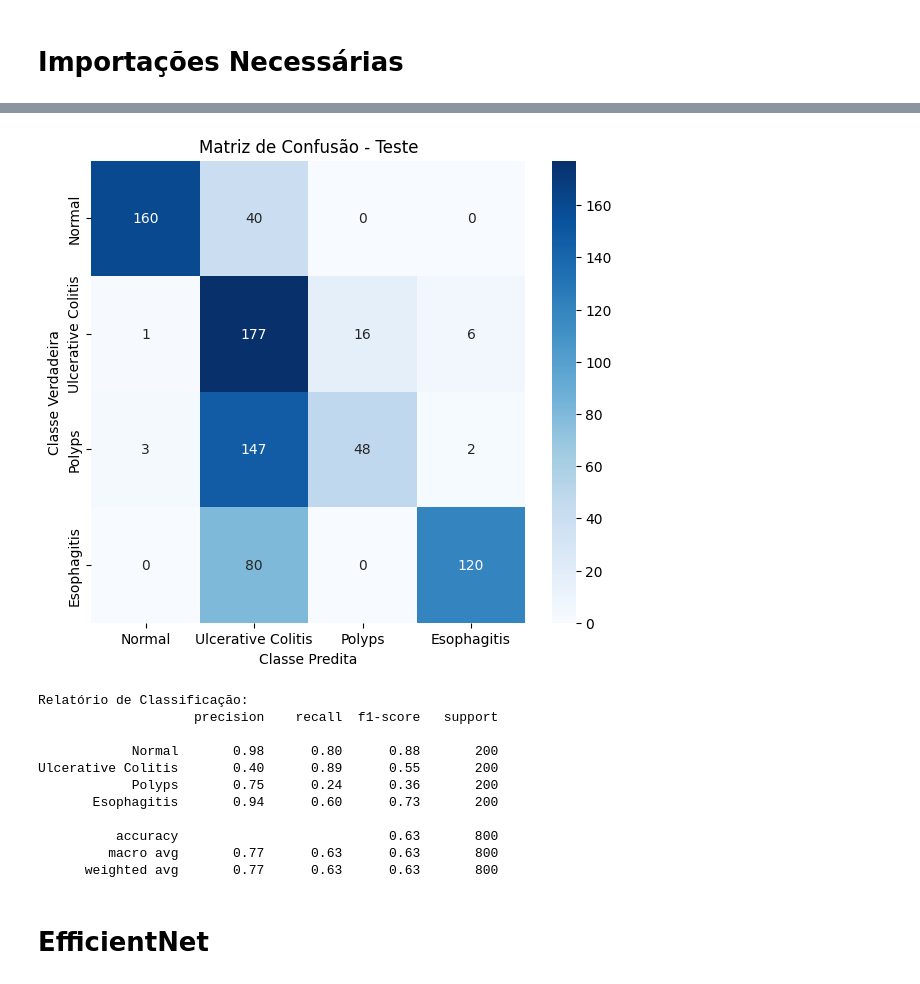
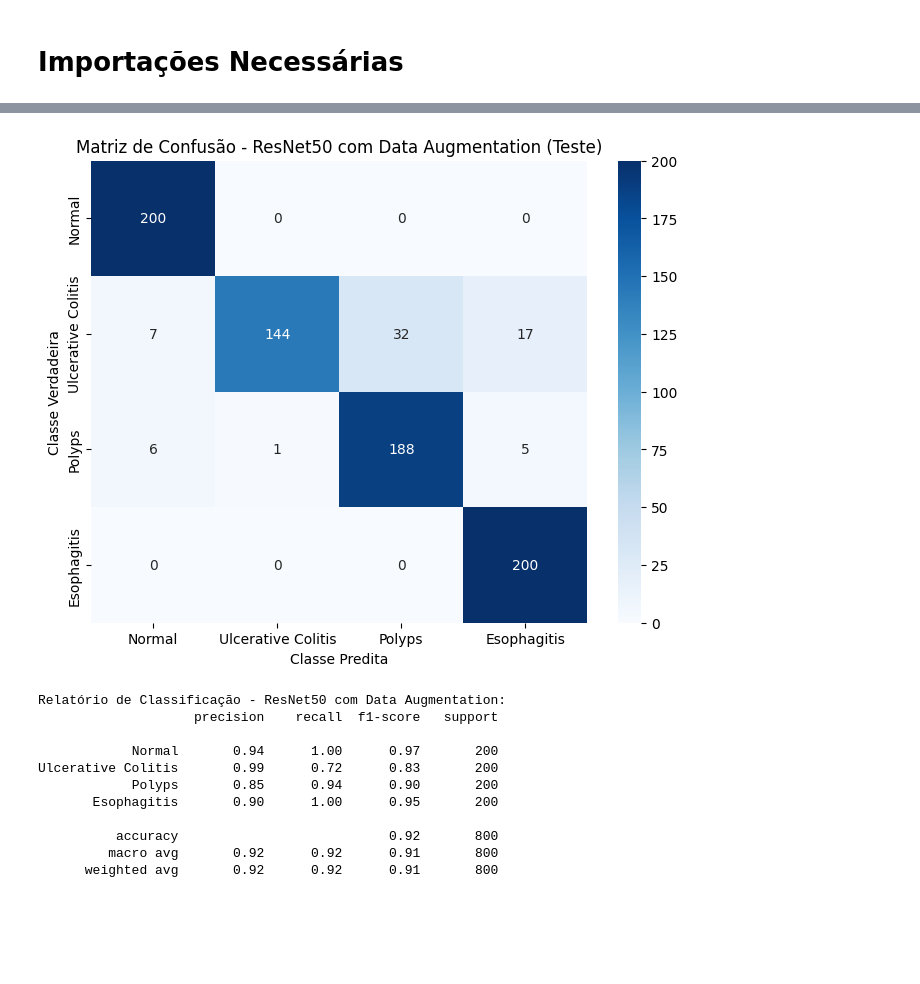
Before and after one commit to intel-comp-saude-ufes/2025-1-P2-identifying-colon-disease, a Jupyter notebook: main.ipynb, the cells around one changed output, grey strips where cells are left out. Drawn from its saved outputs; the diff is of its cells as text; code cells hidden in the pictures; blank space fills up the shorter version.

```diff
--- a/main.ipynb
+++ b/main.ipynb
@@ -129,0 +123,13 @@ Acurácia média: 0.9856249988079071
+# %%
+# Inicializa o DataLoader
+data_loader = DataLoader()
+
+# Carrega os dados de treino, validação e teste separadamente
+X_train, y_train = load_and_process_data(data_loader, 'train')
+X_val, y_val = load_and_process_data(data_loader, 'val')
+X_test, y_test = load_and_process_data(data_loader, 'test')
+
+# Aplica o data augmentation apenas nos dados de treino
+print("\nAplicando data augmentation nos dados de treino...")
+datagen.fit(X_train)
+print("Data augmentation configurado!")
@@ -180,24 +218,29 @@ Formato de y_test: (800, 4)
 # %%
-# Converte y_test e predições de volta para labels inteiros
-predicoes = model.predict(X_test)
-y_true = np.argmax(y_test, axis=1)
-y_pred = np.argmax(predicoes, axis=1)
+# Fazer as predições no conjunto de teste
+predicoes_resnet = resnet_model.predict(X_test_res, verbose=1)
 
-# Labels das classes
+# Converter as predições de one-hot encoding para labels
+y_pred_resnet = np.argmax(predicoes_resnet, axis=1)
+
+# Converter os verdadeiros labels de one-hot encoding para labels
+y_true_resnet = np.argmax(y_test, axis=1)
+
+# Calcular a matriz de confusão
+cm_resnet = confusion_matrix(y_true_resnet, y_pred_resnet)
+
+# Definir os nomes das classes
 classes = ["Normal", "Ulcerative Colitis", "Polyps", "Esophagitis"]
 
-# Calcula a matriz de confusão
-cm = confusion_matrix(y_true, y_pred)
-
-# Plota matriz de confusão
-plt.figure(figsize=(7,6))
-sns.heatmap(cm, annot=True, fmt='d', cmap='Blues', xticklabels=classes, yticklabels=classes)
+# Plotar a matriz de confusão
+plt.figure(figsize=(8, 6))
+sns.heatmap(cm_resnet, annot=True, fmt='d', cmap='Blues',
+            xticklabels=classes, yticklabels=classes)
 plt.ylabel('Classe Verdadeira')
 plt.xlabel('Classe Predita')
-plt.title('Matriz de Confusão - Teste')
+plt.title('Matriz de Confusão - ResNet50 com Data Augmentation (Teste)')
 plt.show()
 
-# Relatório de classificação completo
-print("\nRelatório de Classificação:")
-print(classification_report(y_true, y_pred, target_names=classes))
+# Exibir relatório de classificação
+print("\nRelatório de Classificação - ResNet50 com Data Augmentation:")
+print(classification_report(y_true_resnet, y_pred_resnet, target_names=classes))
 # %% [output]
@@ -205,14 +248,12 @@ print(classification_report(y_true, y_pred, target_names=classes))
-[figure, old version]
+[figure, new version]
-Relatório de Classificação:
+Relatório de Classificação - ResNet50 com Data Augmentation:
                     precision    recall  f1-score   support
 
-            Normal       0.98      0.80      0.88       200
-Ulcerative Colitis       0.40      0.89      0.55       200
-            Polyps       0.75      0.24      0.36       200
-       Esophagitis       0.94      0.60      0.73       200
+            Normal       0.94      1.00      0.97       200
+Ulcerative Colitis       0.99      0.72      0.83       200
+            Polyps       0.85      0.94      0.90       200
+       Esophagitis       0.90      1.00      0.95       200
 
-          accuracy                           0.63       800
-         macro avg       0.77      0.63      0.63       800
-      weighted avg       0.77      0.63      0.63       800
+          accuracy                           0.92       800
+         macro avg       0.92      0.92      0.91       800
+      weighted avg       0.92      0.92      0.91       800
-# %% [markdown]
-# EfficientNet
```
Also changed, not shown: parts of 28 cells of this notebook, 2 other files.
